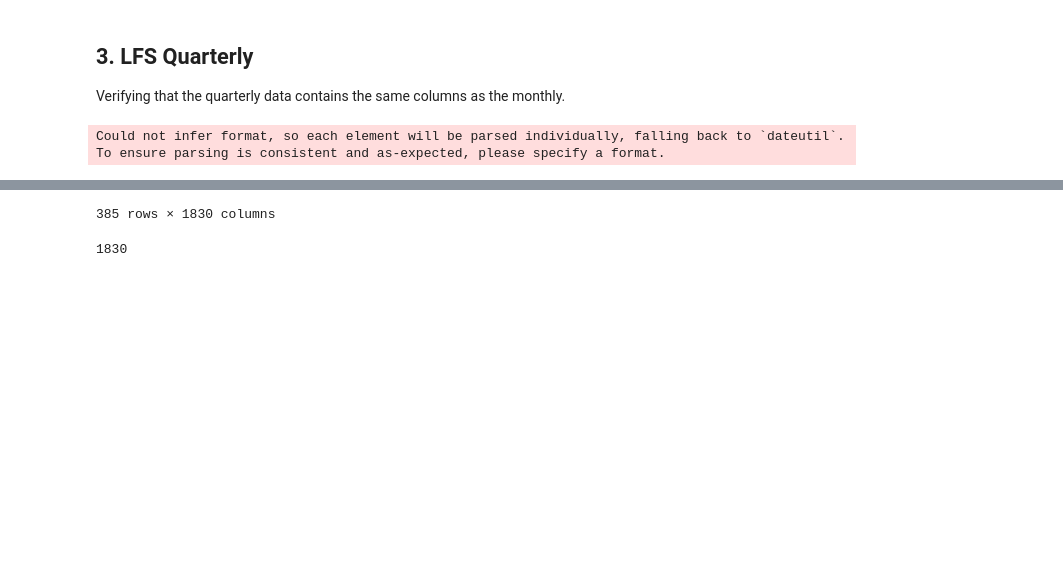
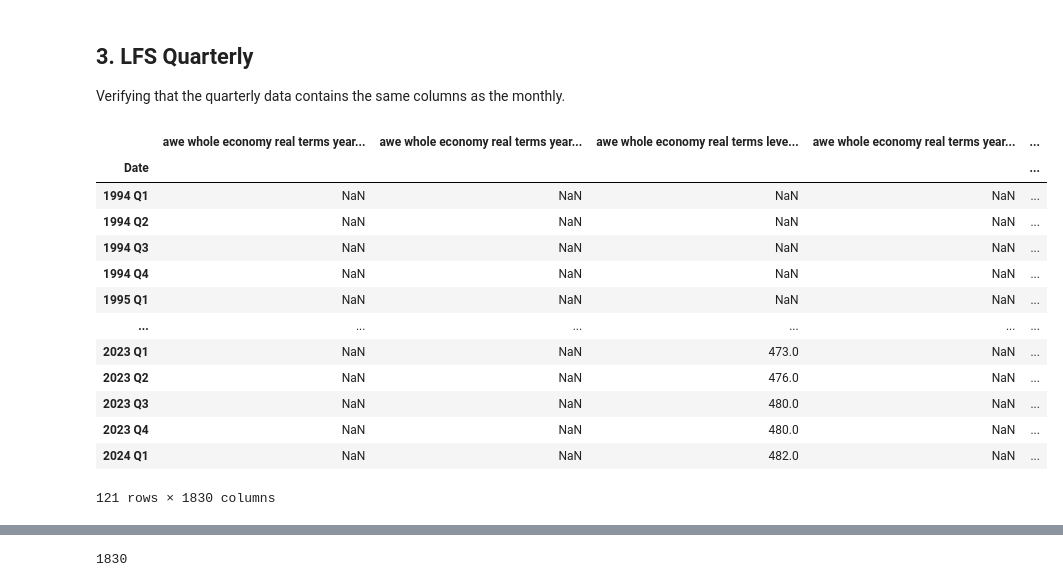
Before and after one commit to gjohl/growingeconomy, a Jupyter notebook: notebooks/exploratory_data_analysis.ipynb, the cells around one changed output, grey strips where cells are left out. Drawn from its saved outputs; the diff is of its cells as text; code cells hidden in the pictures; blank space fills up the shorter version.

```diff
--- a/notebooks/exploratory_data_analysis.ipynb
+++ b/notebooks/exploratory_data_analysis.ipynb
@@ -652,18 +642,31 @@ gdp_df.pct_change().plot()
 Verifying that the quarterly data contains the same columns as the monthly.
 # %%
 lfs_quarterly_df = pd.read_csv(
-    str(DATA_FILEPATHS[1]),
+    DATA_DIR / 'lfs_quarterly_variables.csv',
     header=[0],
     skiprows=[1,2,3],  # The CDID, PreUnit and Unit headers aren't needed
     encoding="ISO-8859-1",  # Some of the PreUnit values seem to cause decoding issues with the default utf-8 encoding
     # parse_dates=['Title'],
     # date_format="%Y %b"  # Parse dates from "2024 JAN" format
 )
 lfs_quarterly_df = lfs_quarterly_df.rename(columns={'Title': 'Date'})
-lfs_quarterly_df['Date'] = pd.to_datetime(lfs_quarterly_df['Date'])
+# lfs_quarterly_df['Date'] = pd.to_datetime(lfs_quarterly_df['Date'])
 lfs_quarterly_df = lfs_quarterly_df.set_index("Date")
 lfs_quarterly_df.columns = [preprocess_field_name(k) for k in lfs_quarterly_df.columns]
 
 lfs_quarterly_df
 # %% [output]
+|  | awe whole economy real terms year... | awe whole economy real terms year... | awe whole economy real terms leve... | awe whole economy real terms year... | ... |
+| Date |  |  |  |  | ... |
+| 1994 Q1 | NaN | NaN | NaN | NaN | ... |
+| 1994 Q2 | NaN | NaN | NaN | NaN | ... |
+| 1994 Q3 | NaN | NaN | NaN | NaN | ... |
+| 1994 Q4 | NaN | NaN | NaN | NaN | ... |
+| 1995 Q1 | NaN | NaN | NaN | NaN | ... |
+| ... | ... | ... | ... | ... | ... |
+| 2023 Q1 | NaN | NaN | 473.0 | NaN | ... |
+| 2023 Q2 | NaN | NaN | 476.0 | NaN | ... |
+| 2023 Q3 | NaN | NaN | 480.0 | NaN | ... |
+| 2023 Q4 | NaN | NaN | 480.0 | NaN | ... |
+| 2024 Q1 | NaN | NaN | 482.0 | NaN | ... |
-Could not infer format, so each element will be parsed individually, falling back to `dateutil`. To ensure parsing is consistent and as-expected, please specify a format.
+121 rows × 1830 columns
@@ -683,4 +673,3 @@ Could not infer format, so each element will be parsed individually, falling bac
-385 rows × 1830 columns
 # %%
 len(lfs_quarterly_df.columns)
 # %% [output]
```
Also changed, not shown: parts of 14 cells of this notebook, 4 other files.
